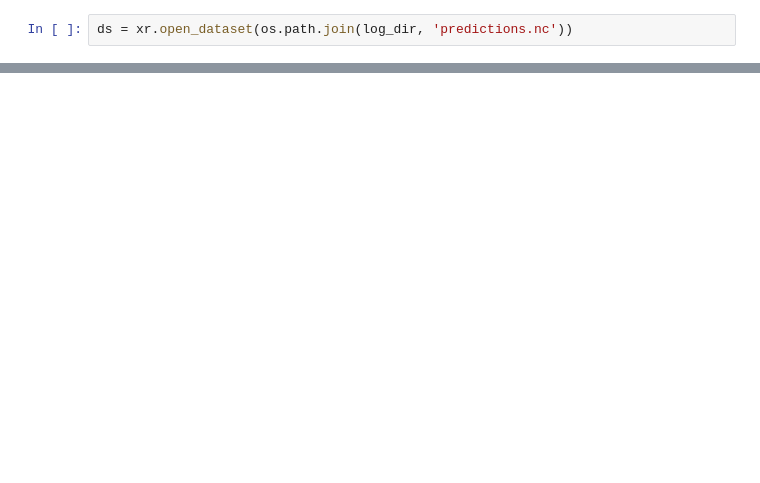
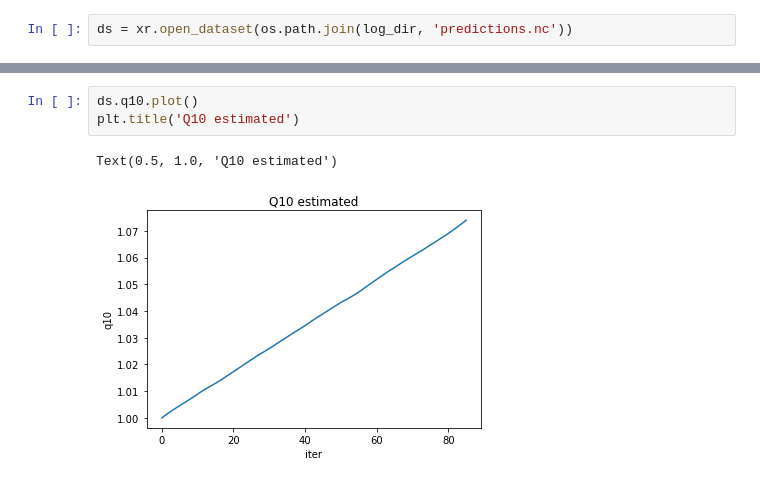
Before and after one commit to bask0/q10hybrid, a Jupyter notebook: analysis/analysis.ipynb, the cells around one changed output, grey strips where cells are left out. Drawn from its saved outputs; the diff is of its cells as text; blank space fills up the shorter version.

```diff
--- a/analysis/analysis.ipynb
+++ b/analysis/analysis.ipynb
@@ -30,0 +48,6 @@ Data variables:
+# %%
+ds.q10.plot()
+plt.title('Q10 estimated')
+# %% [output]
+Text(0.5, 1.0, 'Q10 estimated')
+[figure, added]
```
Also changed, not shown: parts of 4 cells of this notebook.
